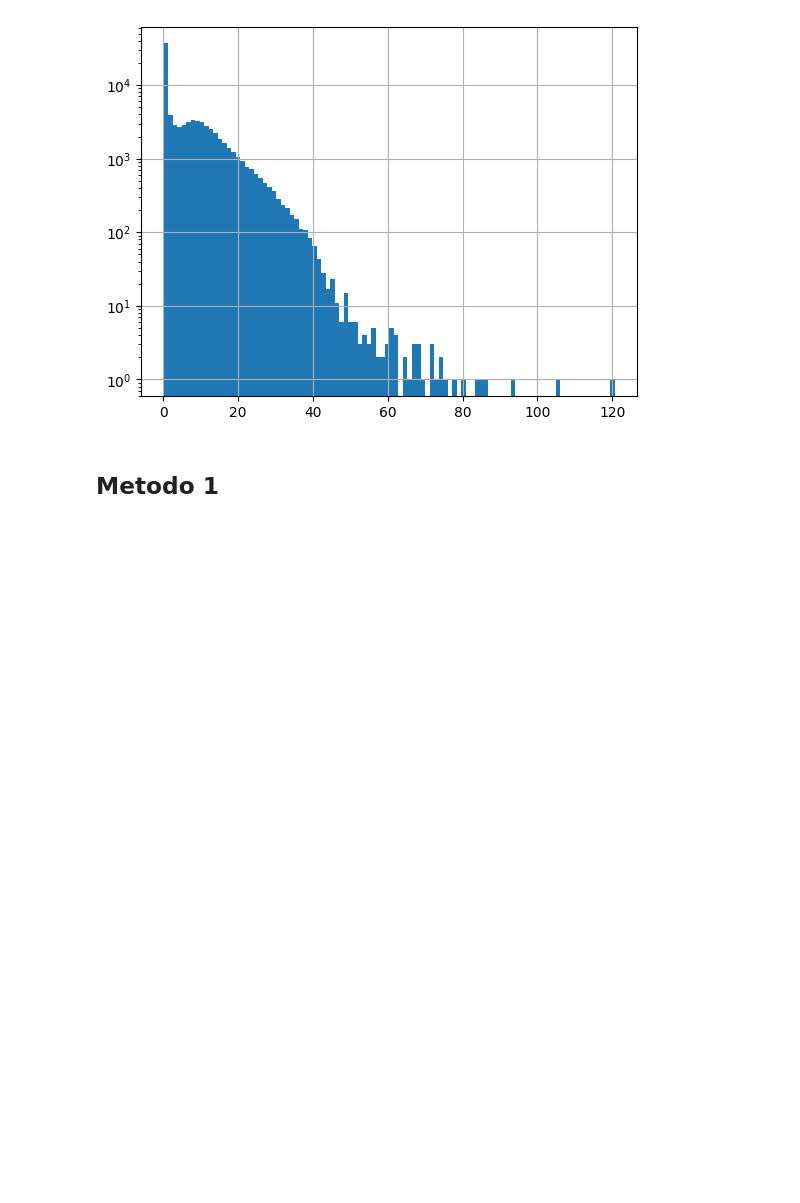
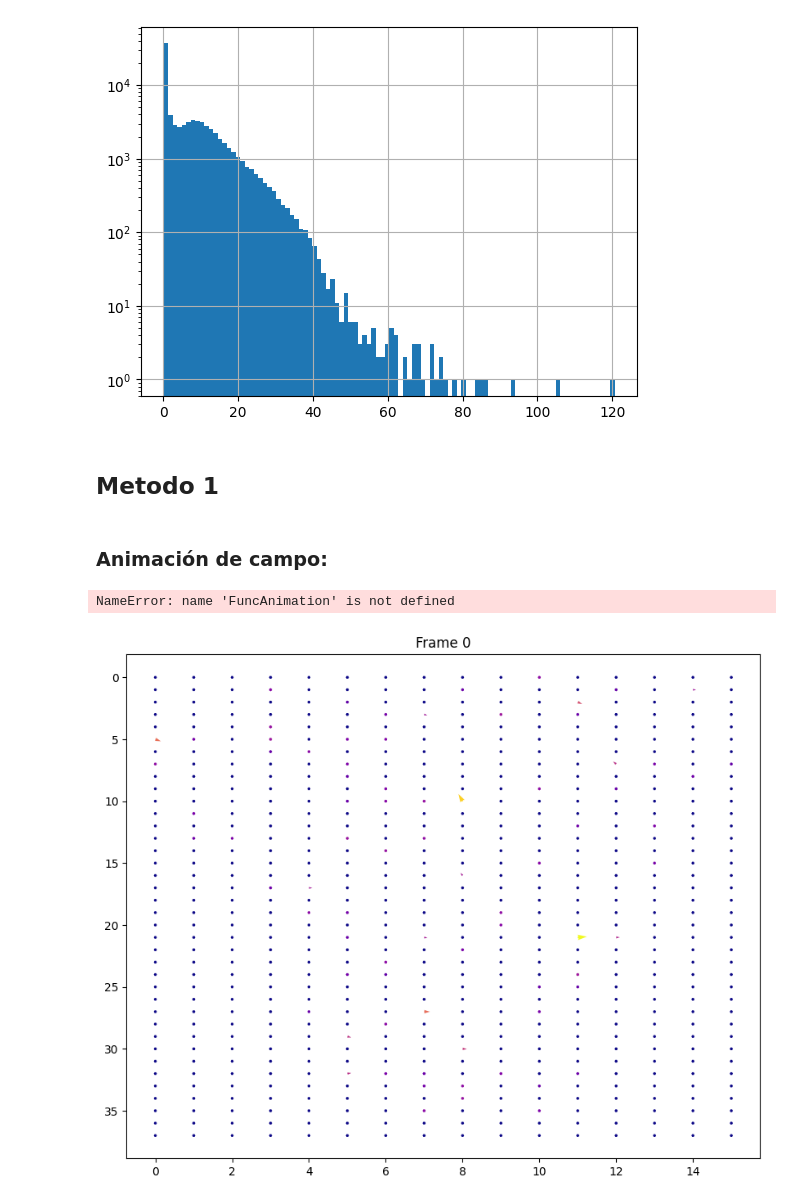
Before and after one commit to LijsTh/Hidrogel-Lab, a Jupyter notebook: notebooks/03_medium_velocity.ipynb, the cells around one changed output. Saved outputs shown, nothing was run; the diff lists cells and outputs as text; code cells hidden in the pictures; blank space fills up the shorter version.

```diff
--- a/notebooks/03_medium_velocity.ipynb
+++ b/notebooks/03_medium_velocity.ipynb
@@ -41,3 +41,34 @@ v95 = vel.v[vel.v > still_particle_noisy_speed]\
 vel = vel[(vel.v > still_particle_noisy_speed)  & (vel.v < v95 * 0.8)]
 # %%
 from velocity_pipeline.velocity import extract_velocity_field
+Px, Py, ctx, frames_list = extract_velocity_field(vel)
+# %% [markdown]
+### Animación de campo:
+# %%
+# tomamos el modulo de la velocidad para completar el tercer canal del video
+all_speed = np.sqrt(Px**2 + Py**2)
+# %%
+plt.rcParams['animation.embed_limit'] = 200
+fig, ax = plt.subplots(figsize=(10, 8))
+X, Y = np.meshgrid(np.arange(ctx['nx_bins']), np.arange(ctx['ny_bins']))
+
+# angles='xy': dirección en coords de DATOS (respeta invert_yaxis). Con el default 'uv'
+# las flechas ignoran la inversión y los pockets que caen salen apuntando arriba.
+Q = ax.quiver(X, Y, Px[0], Py[0], all_speed[0], angles='xy',
+              cmap="plasma", scale=40, width=0.005)
+ax.invert_yaxis()
+title = ax.set_title(f"Frame {frames_list[0]}")
+
+def update(i):
+    vx, vy, speed = Px[i], Py[i], all_speed[i]
+    Q.set_UVC(vx, vy, speed)
+    title.set_text(f"Frame {frames_list[i]}")
+    return Q, title
+
+ani = FuncAnimation(fig, update, frames=len(frames_list), interval=50, blit=True)
+ani.save('../outputs/my_animation.mp4', writer='ffmpeg', fps=20)
+plt.close()
+HTML(ani.to_jshtml())
+# %% [output]
+NameError: name 'FuncAnimation' is not defined
+[figure, added]
```
Also changed, not shown: 1 other file.
